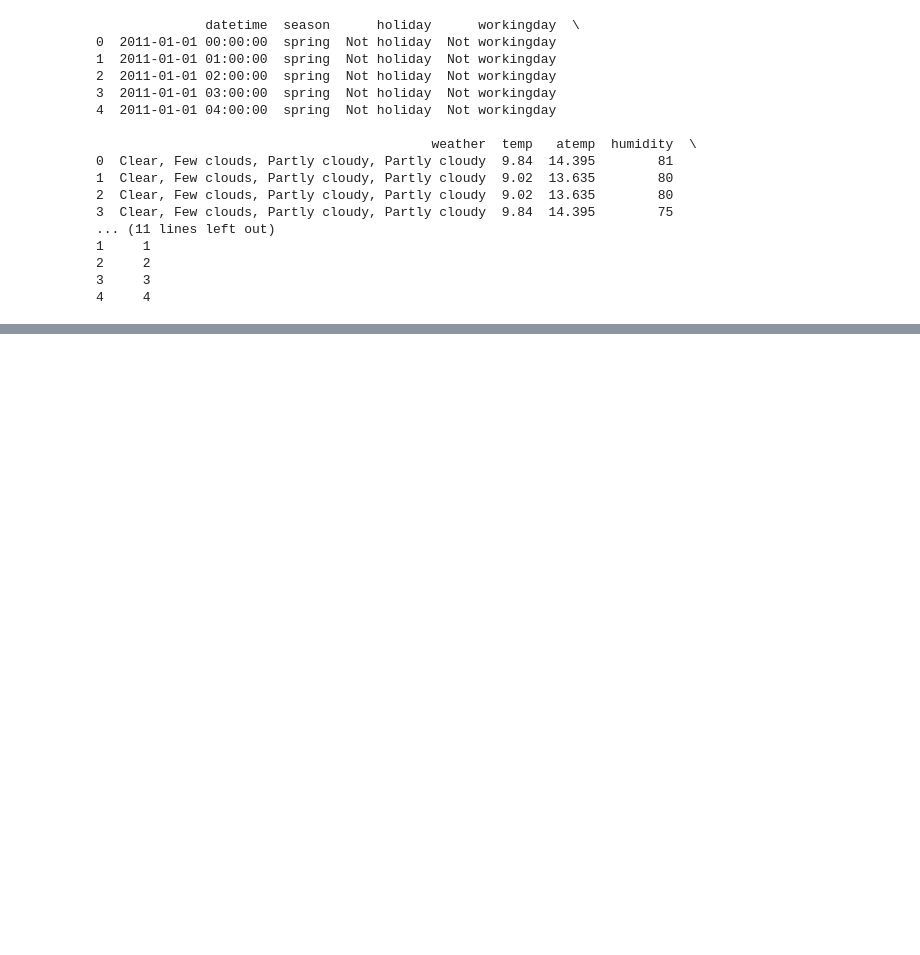
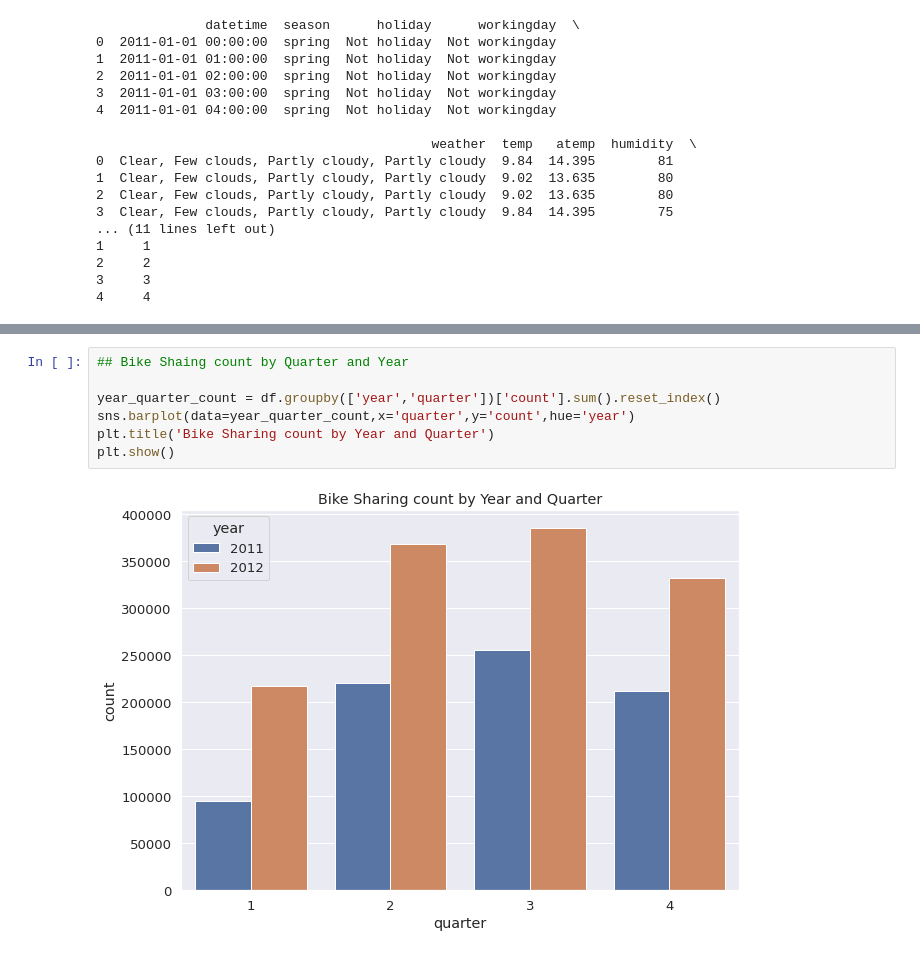
Before and after one commit to nguneonard/nguneonard, a Jupyter notebook: bike-sharing-demand.ipynb, the cells around one changed output, grey strips where cells are left out. Drawn from its saved outputs; the diff is of its cells as text; blank space fills up the shorter version.

```diff
--- a/bike-sharing-demand.ipynb
+++ b/bike-sharing-demand.ipynb
@@ -164,0 +222,9 @@ df.head()
+# %%
+## Bike Shaing count by Quarter and Year
+
+year_quarter_count = df.groupby(['year','quarter'])['count'].sum().reset_index()
+sns.barplot(data=year_quarter_count,x='quarter',y='count',hue='year')
+plt.title('Bike Sharing count by Year and Quarter')
+plt.show()
+# %% [output]
+[figure, added]
```
Also changed, not shown: parts of 2 cells of this notebook.
